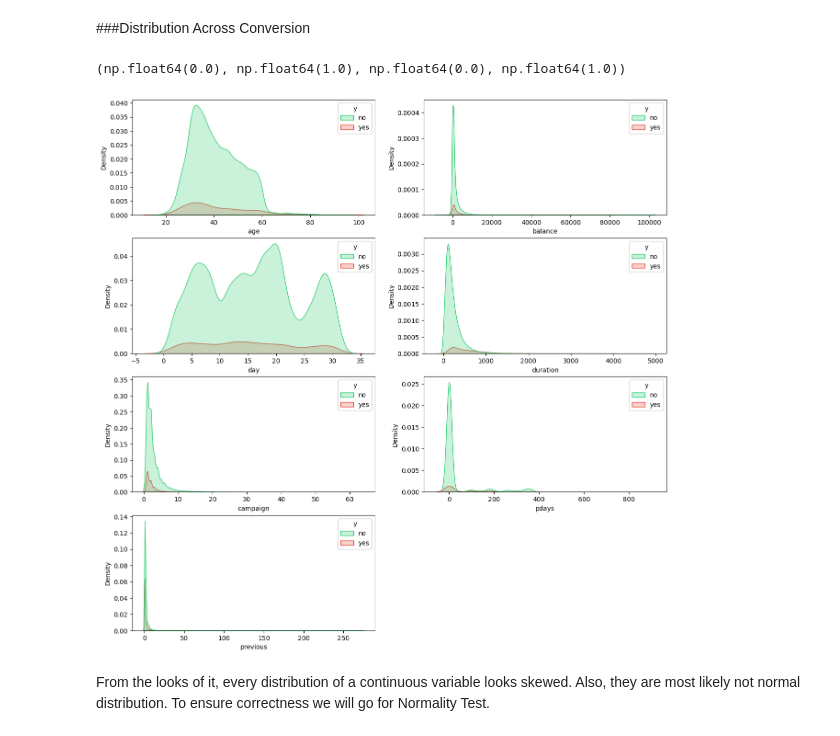
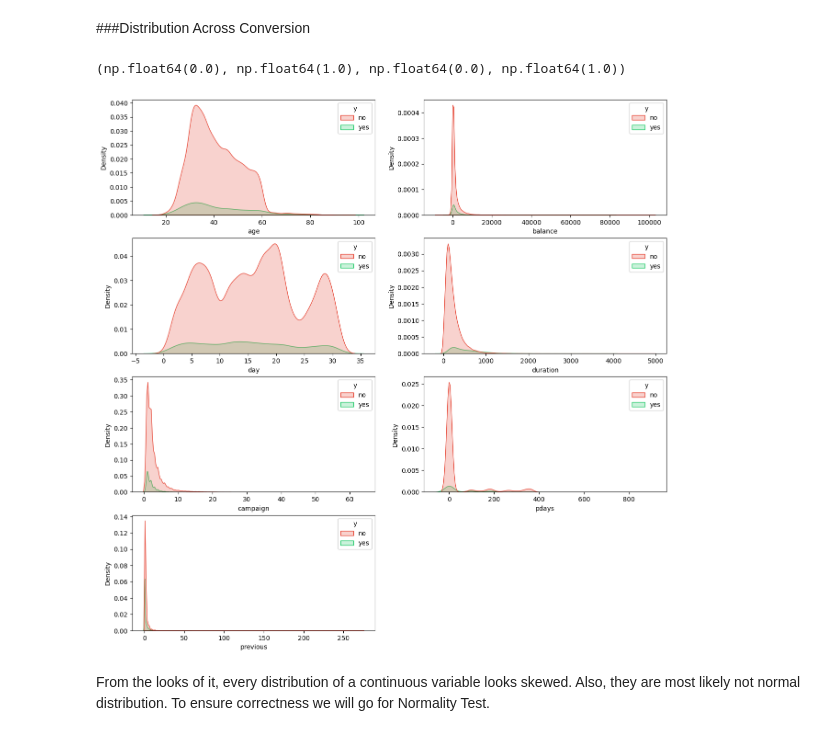
Before and after one commit to chayanbasu007/td_cross_sell_model, a Jupyter notebook: TD_Cross_Sell_Model.ipynb, the cells around one changed output. Drawn from its saved outputs; the diff is of its cells as text; code cells hidden in the pictures.

```diff
--- a/TD_Cross_Sell_Model.ipynb
+++ b/TD_Cross_Sell_Model.ipynb
@@ -1340,18 +1340,18 @@ axes[7].axis('off')
 # %%
 fig,axes = plt.subplots(4,2, figsize=(15,15))
 axes = axes.flatten()
 
-custom_palette = {'yes': '#E74C3C', 'no': '#2ECC71'}
+custom_palette = {'no': '#E74C3C', 'yes': '#2ECC71'}
 k=0
 
 for i in continuous_cols:
   sns.kdeplot(data =df, x=i, hue = 'y', fill =True, ax= axes[k], palette = custom_palette)
   k+=1
 
 axes[7].axis('off')
 # %% [output]
 (np.float64(0.0), np.float64(1.0), np.float64(0.0), np.float64(1.0))
-[figure, old version]
+[figure, new version]
 # %% [markdown]
 From the looks of it, every distribution of a continuous variable looks skewed. Also, they are most likely not normal distribution. To ensure correctness we will go for Normality Test.
 # %% [markdown]
```
